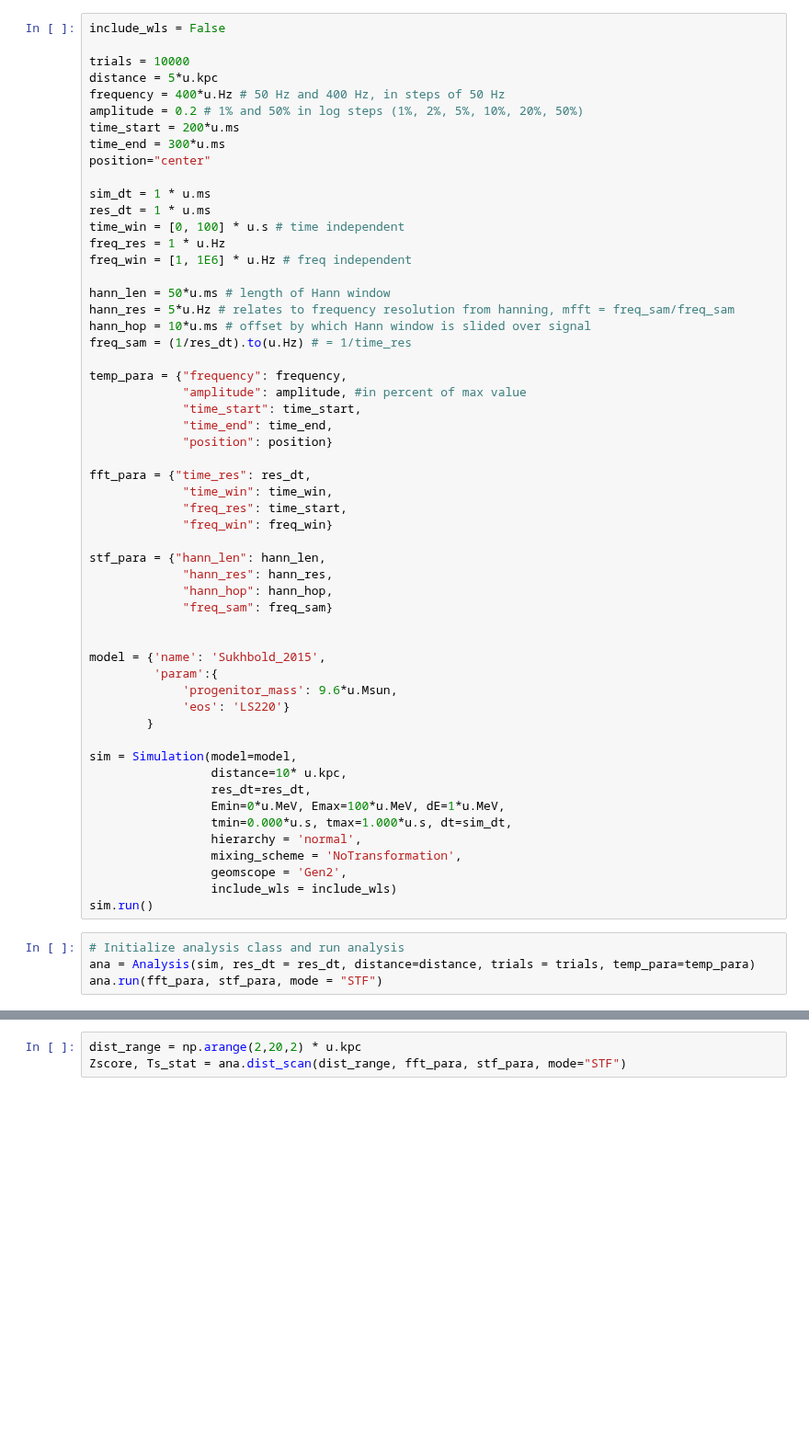
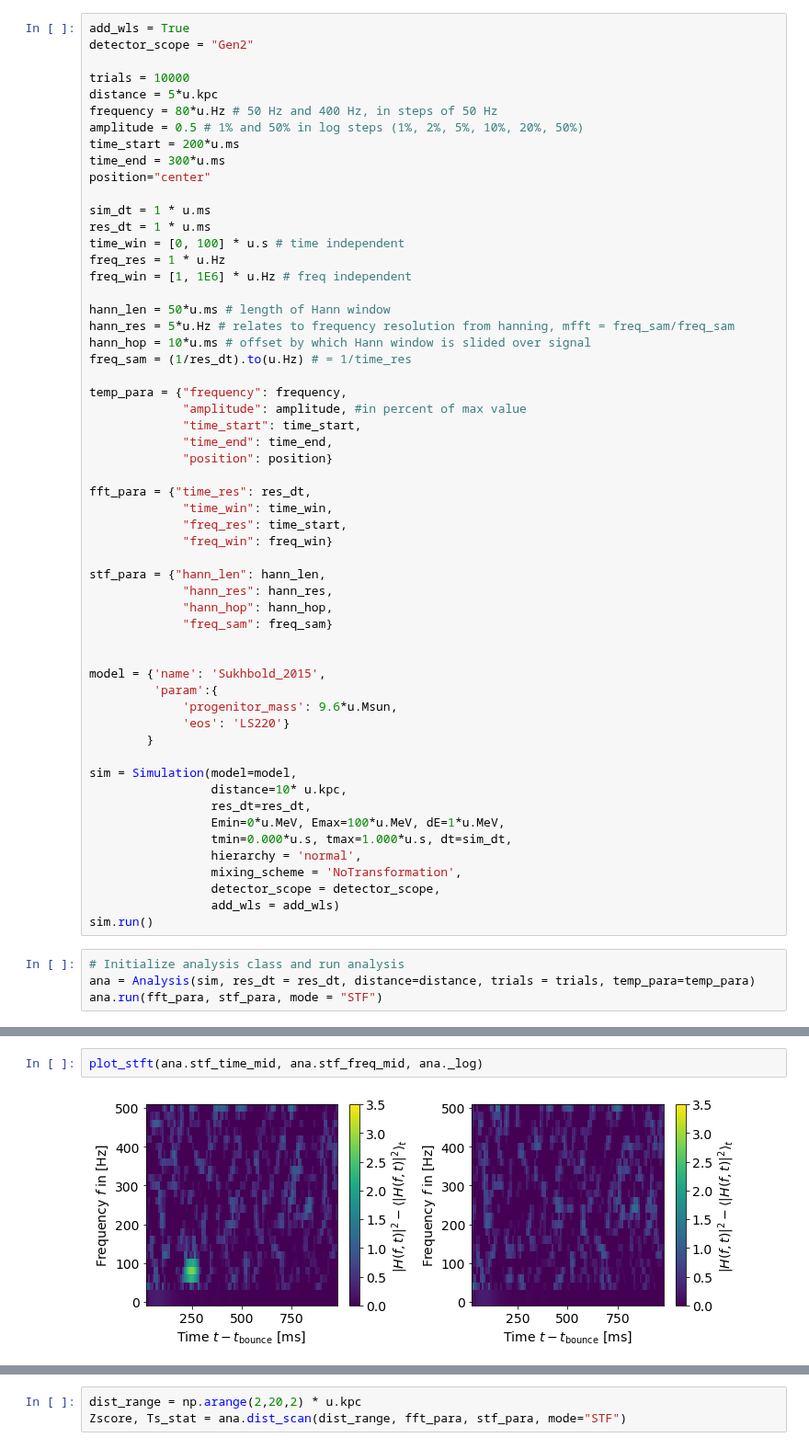
Before and after one commit to icecube/ASTERIA, a Jupyter notebook: docs/gen2-ana/test.ipynb, the cells around one changed output, grey strips where cells are left out. Shown at 92% size. Saved outputs shown, nothing was run; the diff lists cells and outputs as text; blank space fills up the shorter version.

```diff
--- a/docs/gen2-ana/test.ipynb
+++ b/docs/gen2-ana/test.ipynb
@@ -8,12 +9,13 @@ import matplotlib.pyplot as plt
 # %% [output]
 env: ASTERIA=/home/jakob/software/ASTERIA/ASTERIA
 # %%
-include_wls = False
+add_wls = True
+detector_scope = "Gen2"
 
 trials = 10000
 distance = 5*u.kpc
-frequency = 400*u.Hz # 50 Hz and 400 Hz, in steps of 50 Hz
-amplitude = 0.2 # 1% and 50% in log steps (1%, 2%, 5%, 10%, 20%, 50%)
+frequency = 80*u.Hz # 50 Hz and 400 Hz, in steps of 50 Hz
+amplitude = 0.5 # 1% and 50% in log steps (1%, 2%, 5%, 10%, 20%, 50%)
 time_start = 200*u.ms
 time_end = 300*u.ms
 position="center"
@@ -59,8 +61,8 @@ sim = Simulation(model=model,
                  tmin=0.000*u.s, tmax=1.000*u.s, dt=sim_dt,
                  hierarchy = 'normal',
                  mixing_scheme = 'NoTransformation',
-                 geomscope = 'Gen2',
-                 include_wls = include_wls)
+                 detector_scope = detector_scope,
+                 add_wls = add_wls)
 sim.run()
 # %%
 # Initialize analysis class and run analysis
@@ -181,0 +71,4 @@ plt.show()
+# %%
+plot_stft(ana.stf_time_mid, ana.stf_freq_mid, ana._log)
+# %% [output]
+[figure, added]
```
Also changed, not shown: parts of 9 cells of this notebook.
